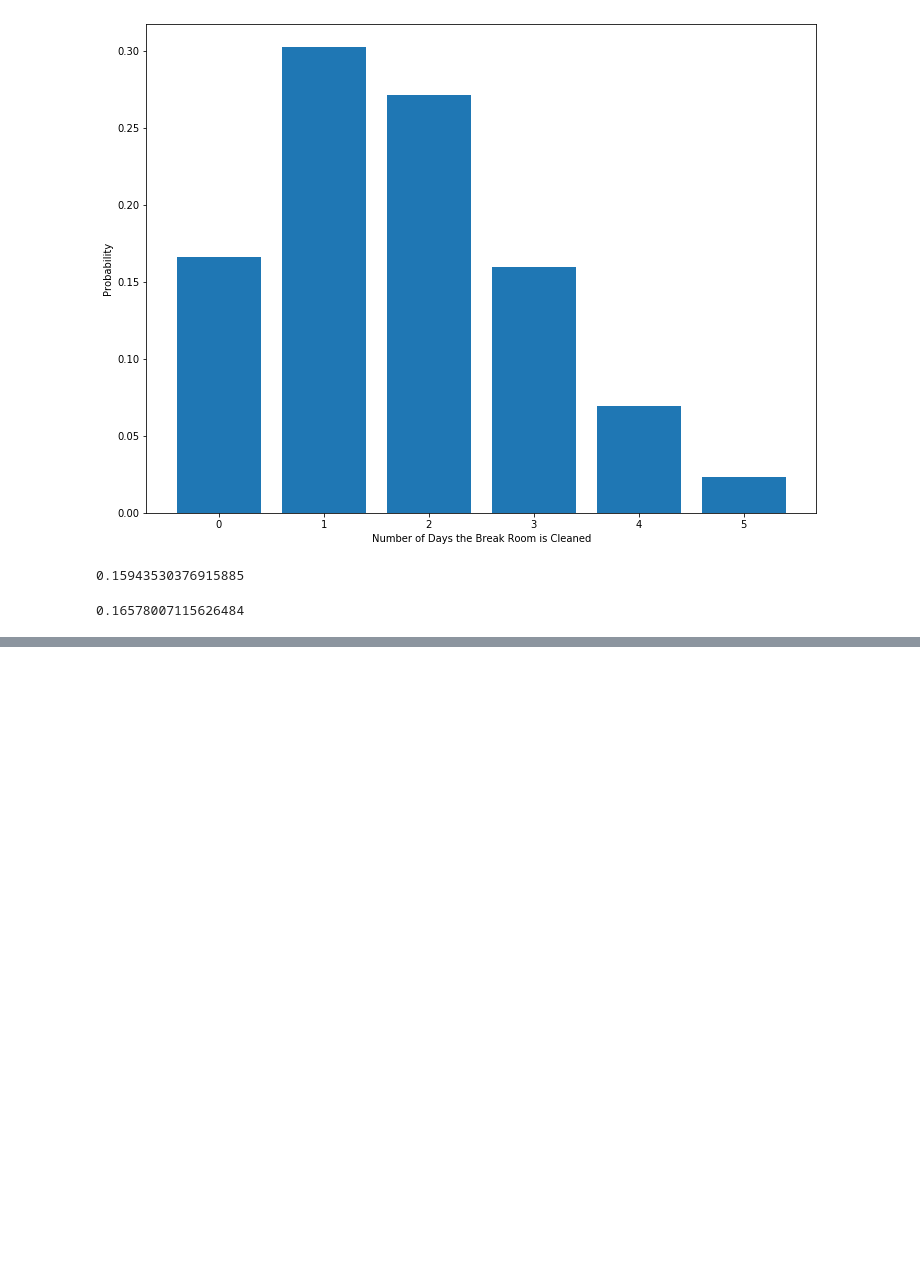
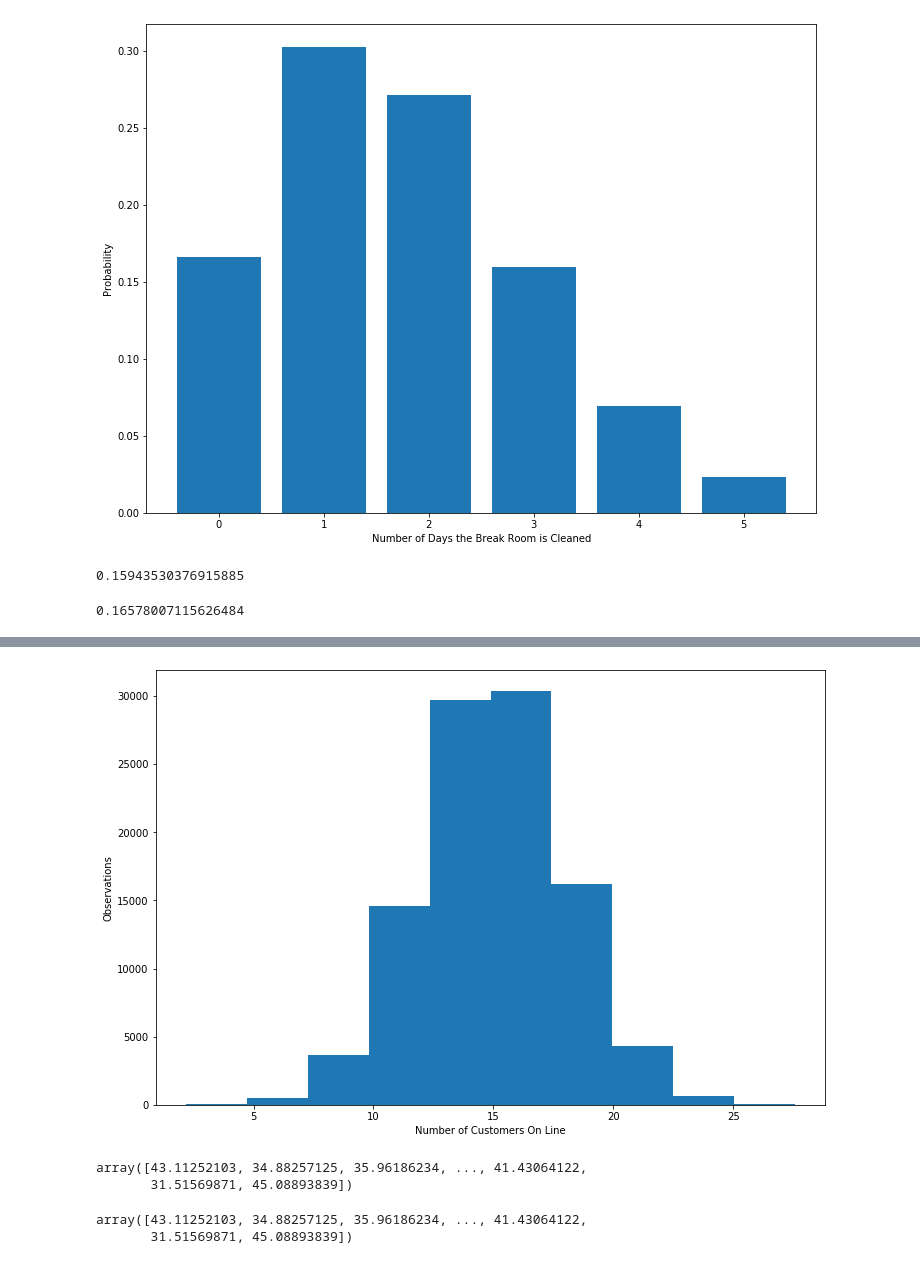
Before and after one commit to aleclhartman/statistics-exercises, a Jupyter notebook: probability_distributions.ipynb, the cells around one changed output, grey strips where cells are left out. Cells and saved outputs as stored; diff of their text form; code cells hidden in the pictures; blank space fills up the shorter version.

```diff
--- a/probability_distributions.ipynb
+++ b/probability_distributions.ipynb
@@ -427,0 +476,21 @@ break_room_cleanliness_th.pmf(0)
+# %%
+plt.figure(figsize=(12, 8))
+plt.hist(number_of_customers_on_line.rvs(n_simulations))
+plt.xlabel("Number of Customers On Line")
+plt.ylabel("Observations")
+plt.show()
+# %% [output]
+[figure, added]
+# %%
+total_time_to_meal_arrival = (number_of_customers_on_line.rvs(n_simulations) * 2) + 10
+total_time_to_meal_arrival
+# %% [output]
+array([43.11252103, 34.88257125, 35.96186234, ..., 41.43064122,
+       31.51569871, 45.08893839])
+# %%
+# what is the likelihood that you have at least 15 minutes left to
+# eat your food before you have to go back to class?
+total_time_to_meal_arrival
+# %% [output]
+array([43.11252103, 34.88257125, 35.96186234, ..., 41.43064122,
+       31.51569871, 45.08893839])
```
Also changed, not shown: parts of 55 cells of this notebook.
